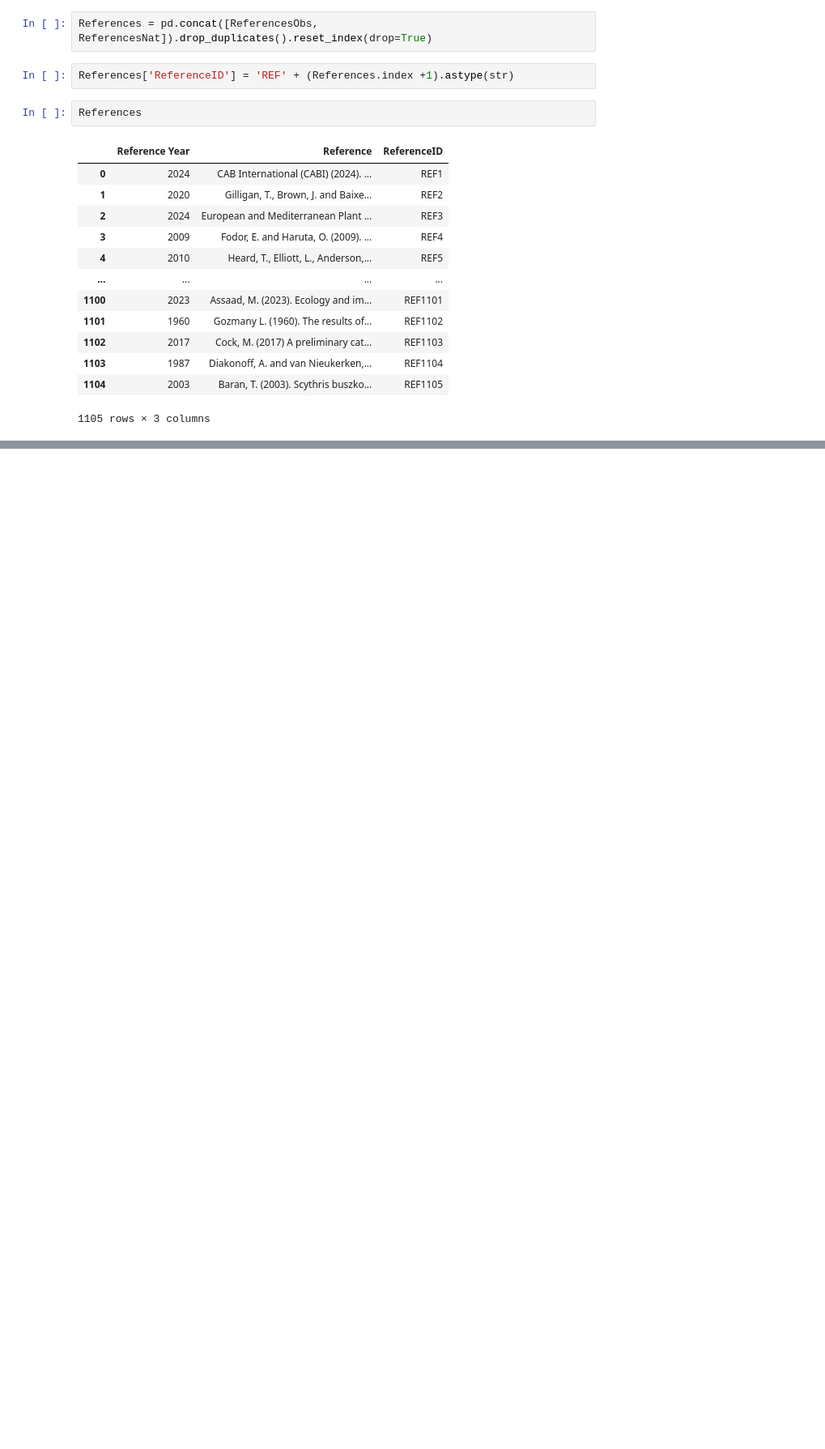
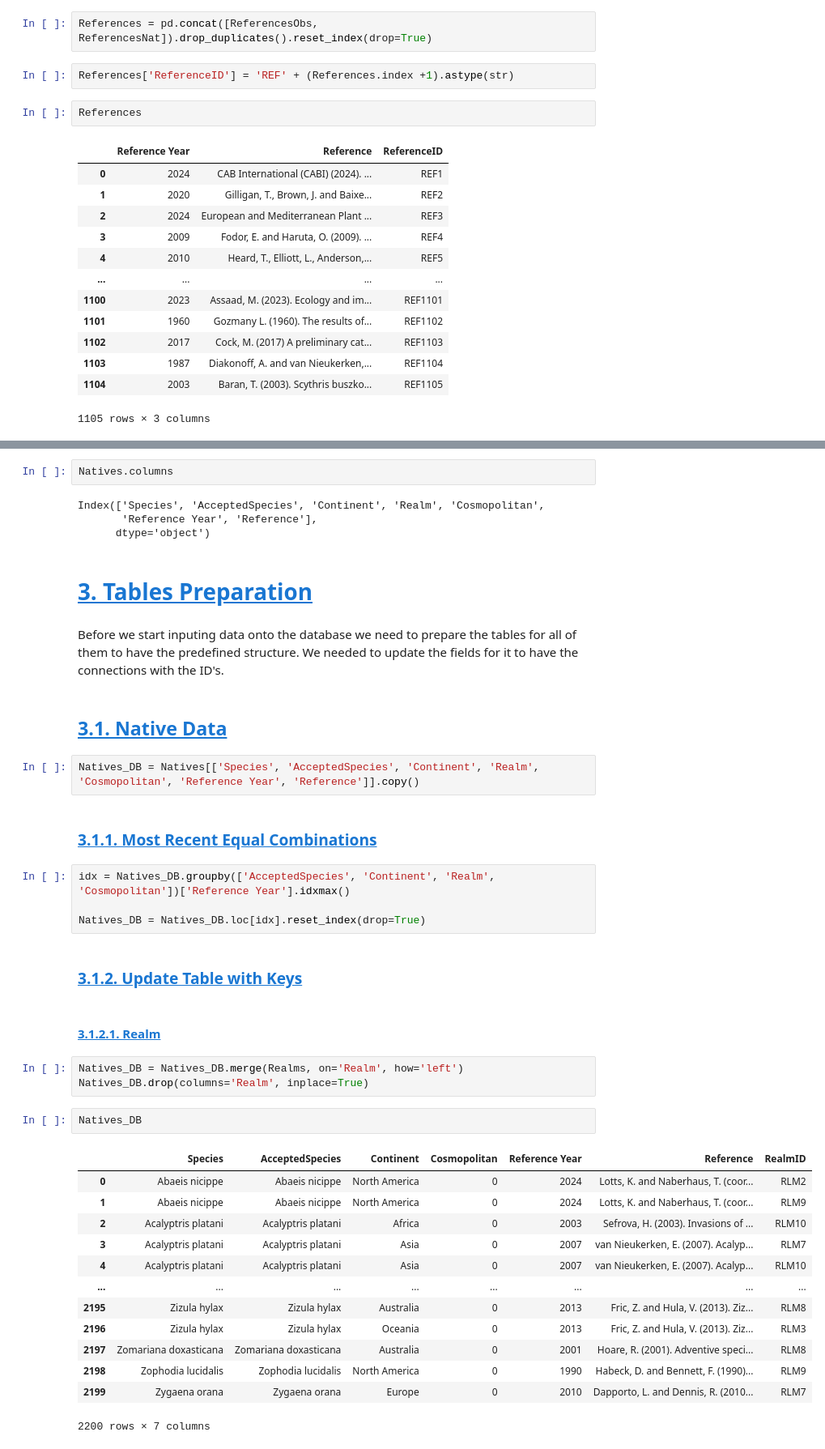
Before and after one commit to hncouto/Global_Database_on_Non-native_Lepidoptera, a Jupyter notebook: DatabaseCreation.ipynb, the cells around one changed output, grey strips where cells are left out. Shown at 81% size. Drawn from its saved outputs; the diff is of its cells as text; blank space fills up the shorter version.

```diff
--- a/DatabaseCreation.ipynb
+++ b/DatabaseCreation.ipynb
@@ -148,0 +259,43 @@ Realms
+# %%
+Natives.columns
+# %% [output]
+Index(['Species', 'AcceptedSpecies', 'Continent', 'Realm', 'Cosmopolitan',
+       'Reference Year', 'Reference'],
+      dtype='object')
+# %% [markdown]
+# <a id='toc3_'></a> [3. Tables Preparation](#toc00_)
+# %% [markdown]
+Before we start inputing data onto the database we need to prepare the tables for all of them to have the predefined structure. We needed to update the fields for it to have the connections with the ID's.
+# %% [markdown]
+## <a id='toc3_1_'></a> [3.1. Native Data](#toc3_)
+# %%
+Natives_DB = Natives[['Species', 'AcceptedSpecies', 'Continent', 'Realm', 'Cosmopolitan', 'Reference Year', 'Reference']].copy()
+# %% [markdown]
+### <a id='toc3_1_1_'></a> [3.1.1. Most Recent Equal Combinations](#toc3_1_)
+# %%
+idx = Natives_DB.groupby(['AcceptedSpecies', 'Continent', 'Realm', 'Cosmopolitan'])['Reference Year'].idxmax()
+
+Natives_DB = Natives_DB.loc[idx].reset_index(drop=True)
+# %% [markdown]
+### <a id='toc3_1_2_'></a> [3.1.2. Update Table with Keys](#toc3_1_)
+# %% [markdown]
+#### <a id='toc3_1_2_1_'></a> [3.1.2.1. Realm](#toc3_1_2_)
+# %%
+Natives_DB = Natives_DB.merge(Realms, on='Realm', how='left')
+Natives_DB.drop(columns='Realm', inplace=True)
+# %%
+Natives_DB
+# %% [output]
+|  | Species | AcceptedSpecies | Continent | Cosmopolitan | Reference Year | Reference | RealmID |
+| 0 | Abaeis nicippe | Abaeis nicippe | North America | 0 | 2024 | Lotts, K. and Naberhaus, T. (coor... | RLM2 |
+| 1 | Abaeis nicippe | Abaeis nicippe | North America | 0 | 2024 | Lotts, K. and Naberhaus, T. (coor... | RLM9 |
+| 2 | Acalyptris platani | Acalyptris platani | Africa | 0 | 2003 | Sefrova, H. (2003). Invasions of ... | RLM10 |
+| 3 | Acalyptris platani | Acalyptris platani | Asia | 0 | 2007 | van Nieukerken, E. (2007). Acalyp... | RLM7 |
+| 4 | Acalyptris platani | Acalyptris platani | Asia | 0 | 2007 | van Nieukerken, E. (2007). Acalyp... | RLM10 |
+| ... | ... | ... | ... | ... | ... | ... | ... |
+| 2195 | Zizula hylax | Zizula hylax | Australia | 0 | 2013 | Fric, Z. and Hula, V. (2013). Ziz... | RLM8 |
+| 2196 | Zizula hylax | Zizula hylax | Oceania | 0 | 2013 | Fric, Z. and Hula, V. (2013). Ziz... | RLM3 |
+| 2197 | Zomariana doxasticana | Zomariana doxasticana | Australia | 0 | 2001 | Hoare, R. (2001). Adventive speci... | RLM8 |
+| 2198 | Zophodia lucidalis | Zophodia lucidalis | North America | 0 | 1990 | Habeck, D. and Bennett, F. (1990)... | RLM9 |
+| 2199 | Zygaena orana | Zygaena orana | Europe | 0 | 2010 | Dapporto, L. and Dennis, R. (2010... | RLM7 |
+2200 rows × 7 columns
```
Also changed, not shown: parts of 33 cells of this notebook.
